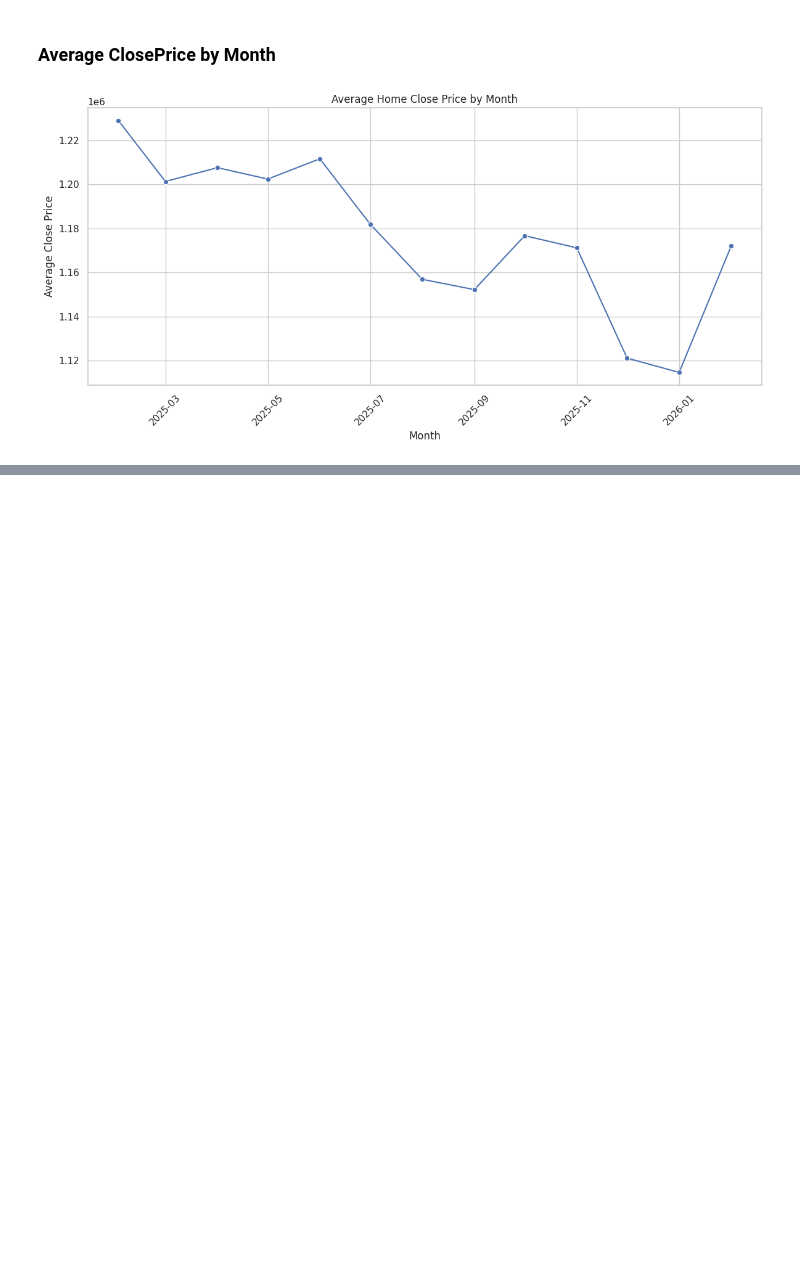
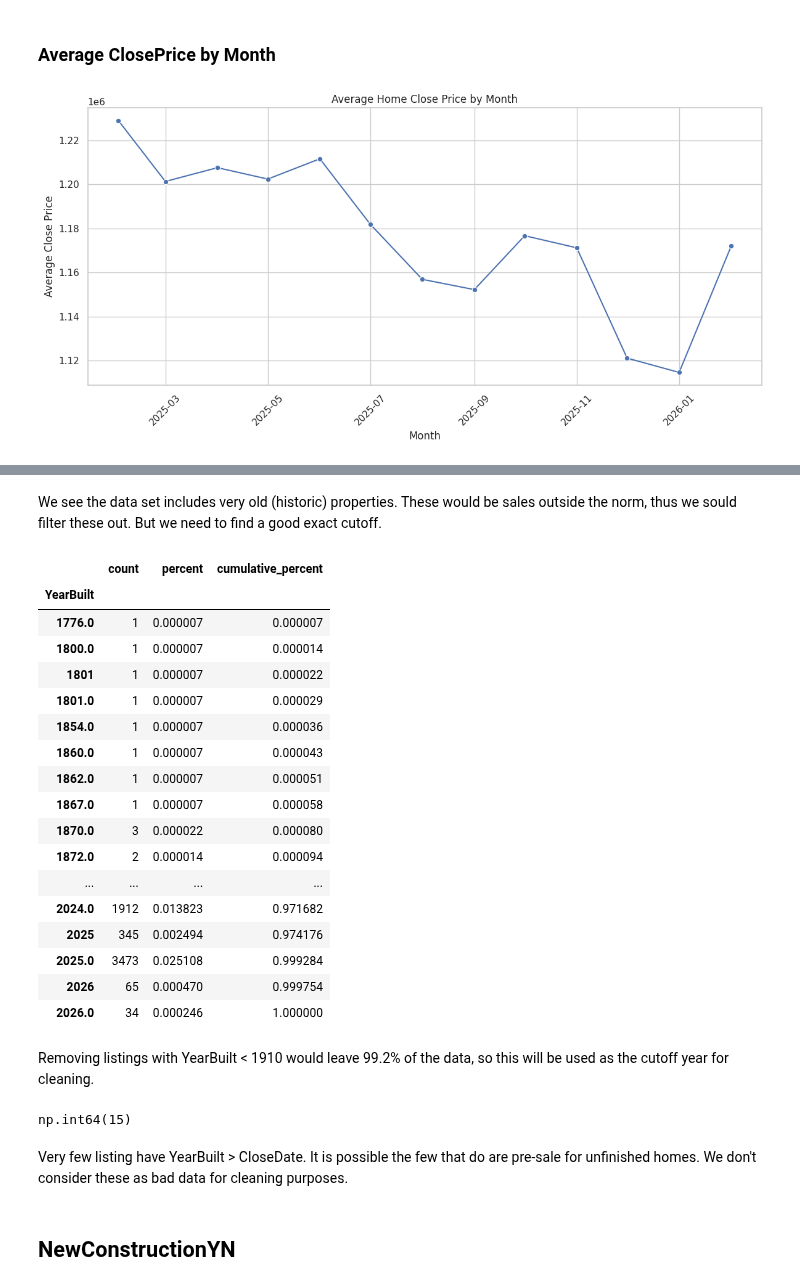
Before and after one commit to zblehm/IDX-Exchange-Data-Science, a Jupyter notebook: 01_exploration.ipynb, the cells around one changed output, grey strips where cells are left out. Saved outputs shown, nothing was run; the diff lists cells and outputs as text; code cells hidden in the pictures; blank space fills up the shorter version.

```diff
--- a/01_exploration.ipynb
+++ b/01_exploration.ipynb
@@ -687,0 +1026,61 @@ plt.show()
+# %% [markdown]
+We see the data set includes very old (historic) properties. These would be sales outside the norm, thus we sould filter these out. But we need to find a good exact cutoff.
+# %%
+vc = (
+    df_keep['YearBuilt']
+    .value_counts()
+    .sort_index()
+)
+
+# Build summary table
+summary = pd.DataFrame({
+    "count": vc,
+    "percent": vc / vc.sum(),
+})
+
+summary["cumulative_percent"] = summary["percent"].cumsum()
+
+with pd.option_context('display.max_rows', 500, 'display.max_columns', 50):
+    display(summary)
+# %% [output]
+|  | count | percent | cumulative_percent |
+| YearBuilt |  |  |  |
+| 1776.0 | 1 | 0.000007 | 0.000007 |
+| 1800.0 | 1 | 0.000007 | 0.000014 |
+| 1801 | 1 | 0.000007 | 0.000022 |
+| 1801.0 | 1 | 0.000007 | 0.000029 |
+| 1854.0 | 1 | 0.000007 | 0.000036 |
+| 1860.0 | 1 | 0.000007 | 0.000043 |
+| 1862.0 | 1 | 0.000007 | 0.000051 |
+| 1867.0 | 1 | 0.000007 | 0.000058 |
+| 1870.0 | 3 | 0.000022 | 0.000080 |
+| 1872.0 | 2 | 0.000014 | 0.000094 |
+| ... | ... | ... | ... |
+| 2024.0 | 1912 | 0.013823 | 0.971682 |
+| 2025 | 345 | 0.002494 | 0.974176 |
+| 2025.0 | 3473 | 0.025108 | 0.999284 |
+| 2026 | 65 | 0.000470 | 0.999754 |
+| 2026.0 | 34 | 0.000246 | 1.000000 |
+# %% [markdown]
+Removing listings with YearBuilt < 1910 would leave 99.2% of the data, so this will be used as the cutoff year for cleaning.
+# %%
+# Extract the close year
+close_year = df_keep["CloseDate"].dt.year
+
+# Change YearBuilt to numeric for comparison
+df_keep["YearBuilt"] = pd.to_numeric(
+    df_keep["YearBuilt"],
+    errors="coerce"
+)
+
+# Boolean mask for impossible cases
+mask_future_yearbuilt = df_keep["YearBuilt"] > close_year
+
+# Count how many rows match
+mask_future_yearbuilt.sum()
+# %% [output]
+np.int64(15)
+# %% [markdown]
+Very few listing have YearBuilt > CloseDate. It is possible the few that do are pre-sale for unfinished homes. We don't consider these as bad data for cleaning purposes.
+# %% [markdown]
+## NewConstructionYN
```
Also changed, not shown: parts of 57 cells of this notebook.
